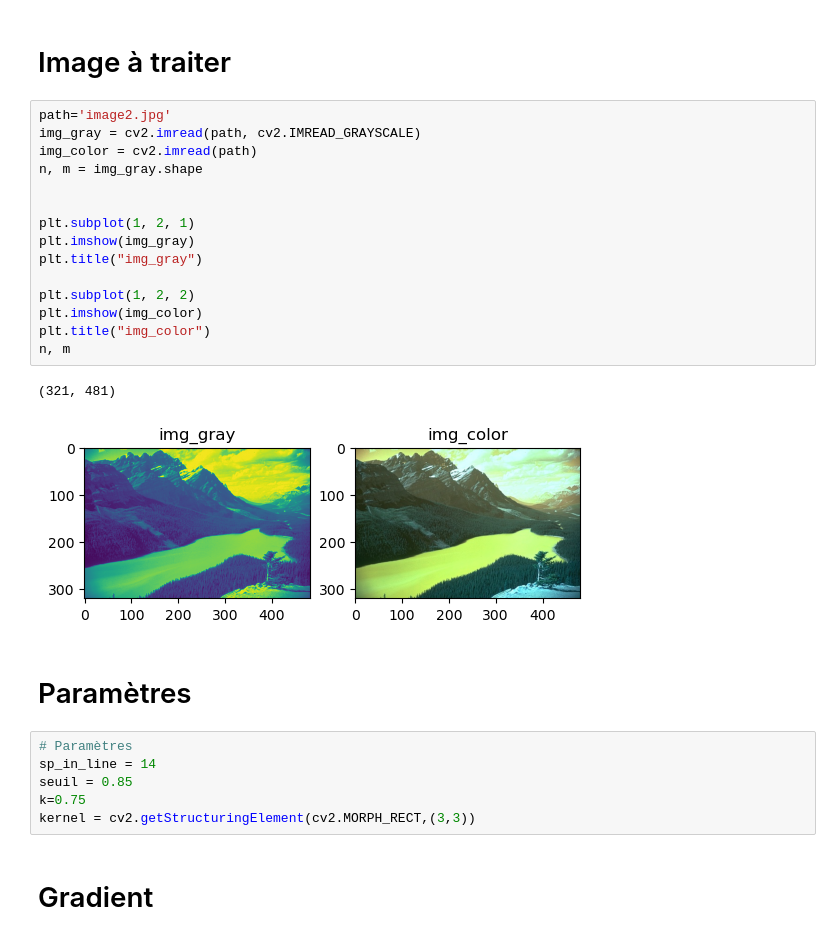
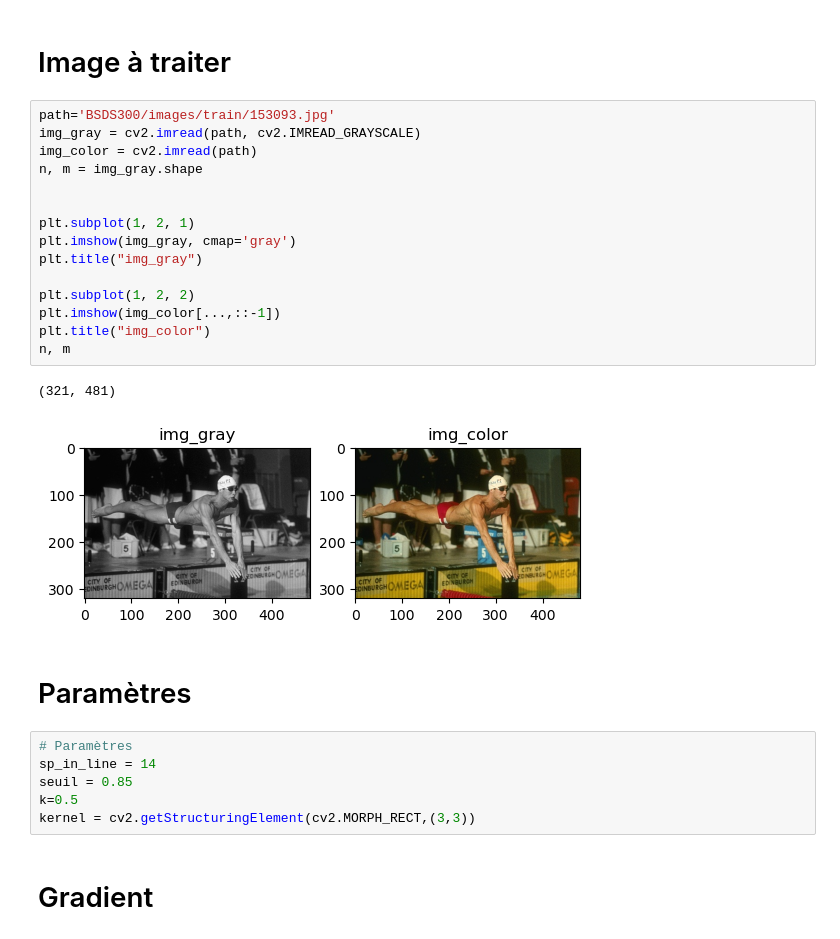
Before and after one commit to cvincent13/ProjetIMA, a Jupyter notebook: Waterpixel_Vincent_KegneGumete.ipynb, the cells around one changed output. Saved outputs shown, nothing was run; the diff lists cells and outputs as text.

```diff
--- a/Waterpixel_Vincent_KegneGumete.ipynb
+++ b/Waterpixel_Vincent_KegneGumete.ipynb
@@ -12,30 +12,30 @@ from skimage.feature import peak_local_max
 # %% [markdown]
 # Image à traiter
 # %%
-path='image2.jpg'
+path='BSDS300/images/train/153093.jpg'
 img_gray = cv2.imread(path, cv2.IMREAD_GRAYSCALE)
 img_color = cv2.imread(path)
 n, m = img_gray.shape
 
 
 plt.subplot(1, 2, 1)
-plt.imshow(img_gray)
+plt.imshow(img_gray, cmap='gray')
 plt.title("img_gray")
 
 plt.subplot(1, 2, 2)
-plt.imshow(img_color)
+plt.imshow(img_color[...,::-1])
 plt.title("img_color")
 n, m
 # %% [output]
 (321, 481)
-[figure, old version]
+[figure, new version]
 # %% [markdown]
 # Paramètres
 # %%
 # Paramètres
 sp_in_line = 14
 seuil = 0.85
-k=0.75
+k=0.5
 kernel = cv2.getStructuringElement(cv2.MORPH_RECT,(3,3))
 # %% [markdown]
 # Gradient
```
Also changed, not shown: parts of 10 cells of this notebook.
